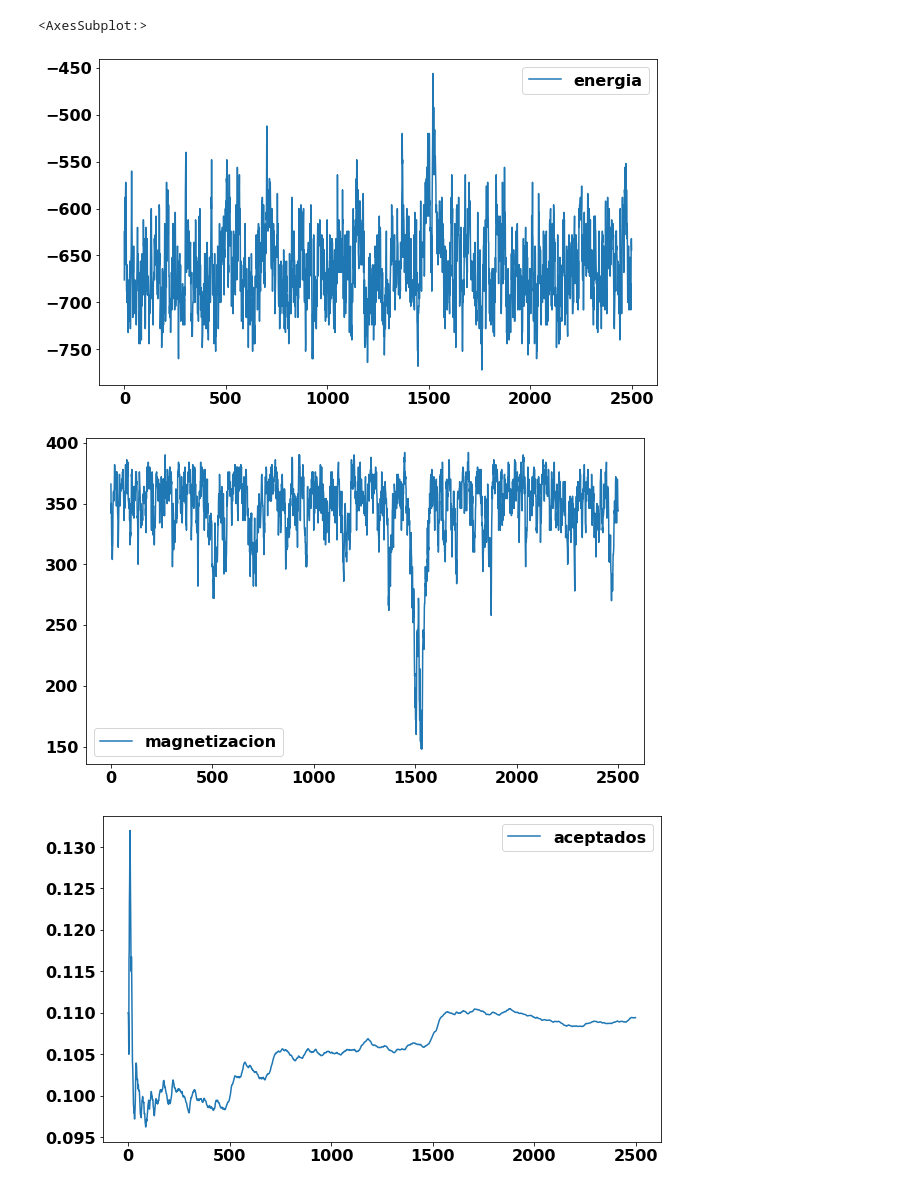
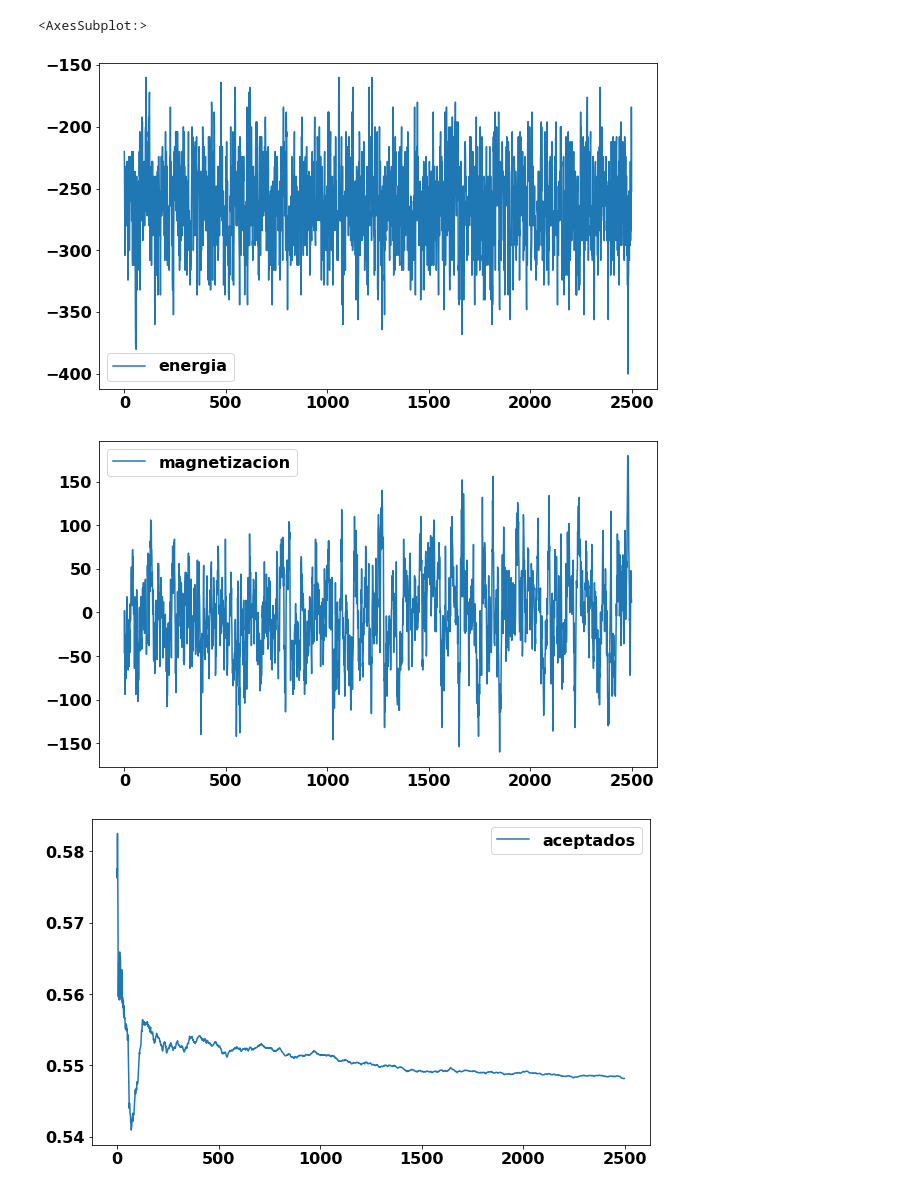
Before and after one commit to sstandre/ising, a Jupyter notebook: analisis.ipynb, the cells around one changed output. Saved outputs shown, nothing was run; the diff lists cells and outputs as text; code cells hidden in the pictures.

```diff
--- a/analisis.ipynb
+++ b/analisis.ipynb
@@ -41,18 +42,18 @@ data_raw.head(10)
 # %%
 size = 20
-temperature = 2.1
+temperature = 3.5
 job = 1
 output_file = f'{size}_size/{temperature:.3}_temp/{job:02}_JOB/output.dat'
 
 run_data = pd.read_csv(output_file, sep='\s+' , names=['energia', 'magnetizacion', 'aceptados'])
 run_data.head()
 
 run_data.plot(y=['energia'], figsize=(10, 6))
 run_data.plot(y=['magnetizacion'], figsize=(10, 6))
 run_data.plot(y=['aceptados'], figsize=(10, 6))
 # %% [output]
 <AxesSubplot:>
-[figure, old version]
+[figure, new version]
-[figure, old version]
+[figure, new version]
-[figure, old version]
+[figure, new version]
 # %%
```
Also changed, not shown: parts of 3 cells of this notebook, 4 other files.
